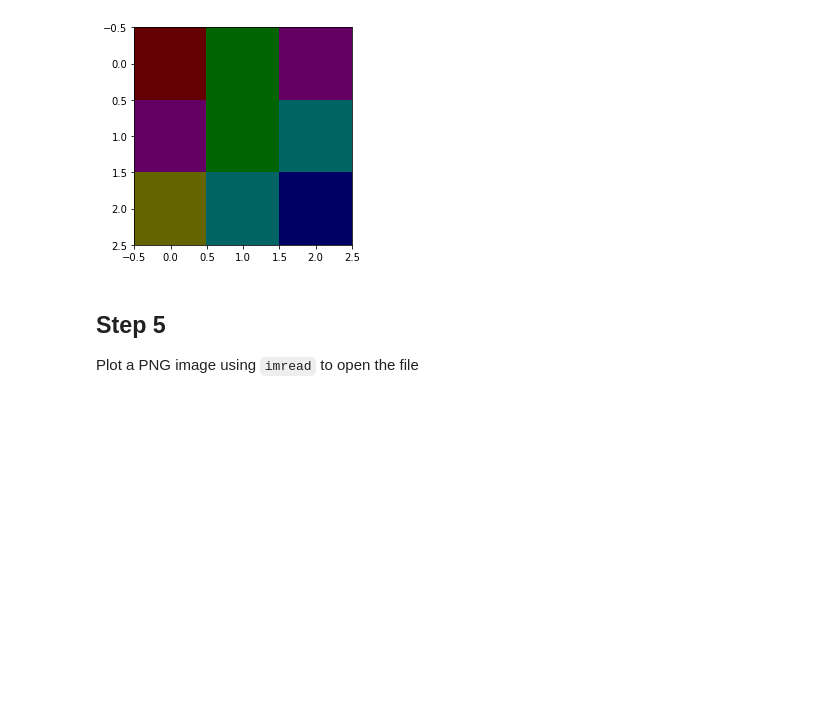
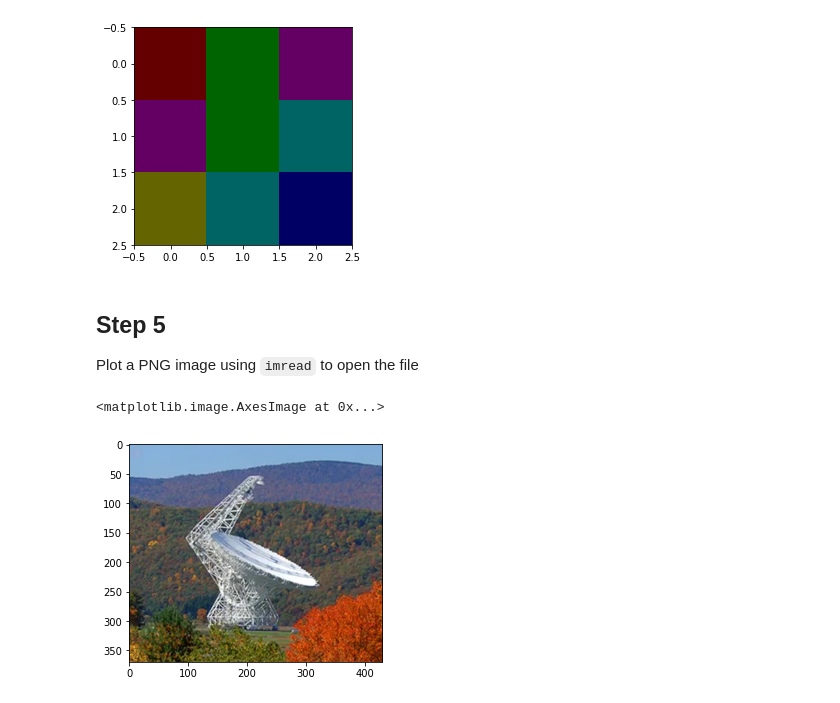
Before and after one commit to vcatlett/APS-Python-Workshop, a Jupyter notebook: Part 2/2_3_images.ipynb, the cells around one changed output. Cells and saved outputs as stored; diff of their text form; code cells hidden in the pictures; blank space fills up the shorter version.

```diff
--- a/Part 2/2_3_images.ipynb
+++ b/Part 2/2_3_images.ipynb
@@ -47,0 +45,7 @@ plt.imshow(img2)
+# %%
+url = 'https://github.com/vcatlett-nrao/APS-Python-Workshop/blob/main/Part%202/Data/GBT.png?raw=true'
+img2 = mpimg.imread(url)
+plt.imshow(img2)
+# %% [output]
+<matplotlib.image.AxesImage at 0x...>
+[figure, added]
```
Also changed, not shown: parts of 2 cells of this notebook, 2 other files.
